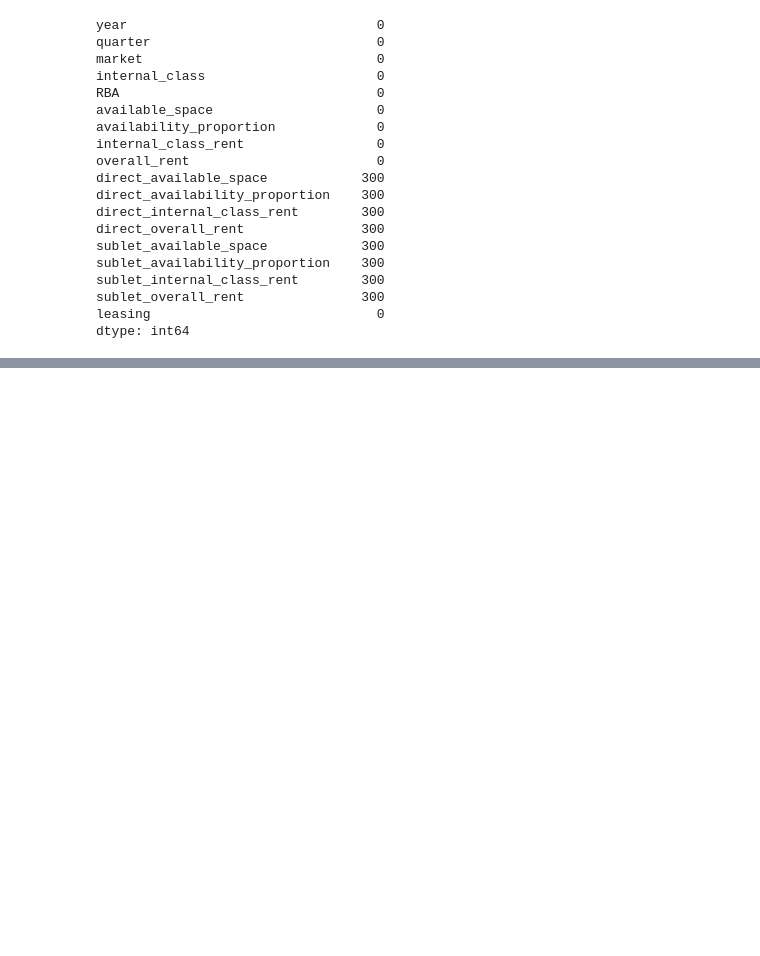
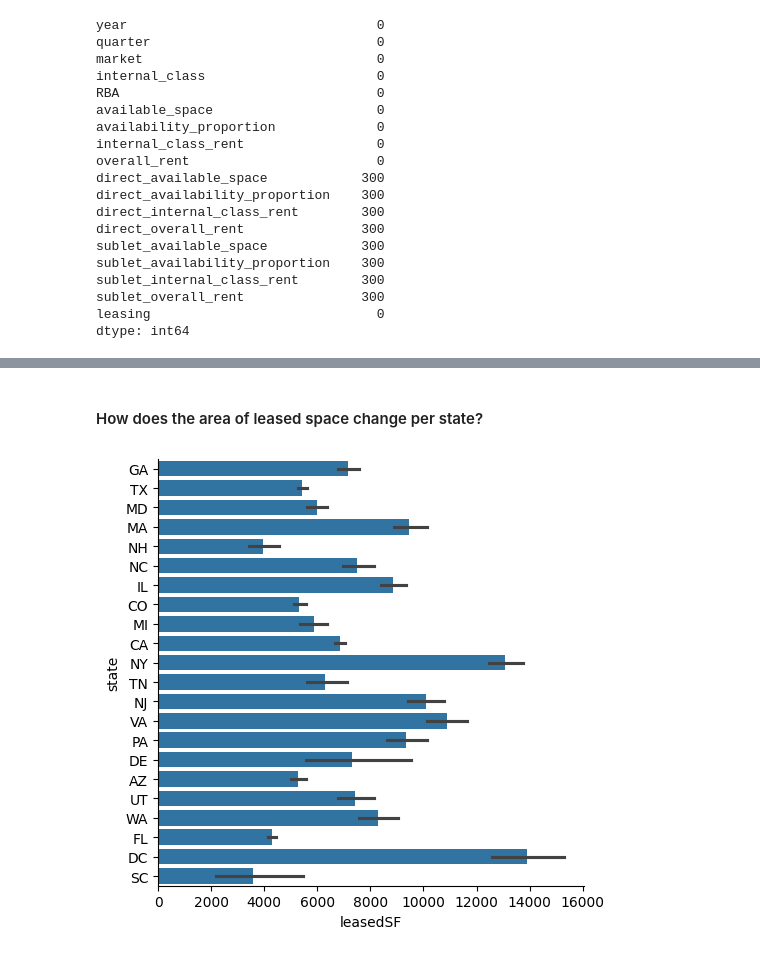
Before and after one commit to cph-datascience/ASA-DataFest-2025, a Jupyter notebook: code/leases-analysis.ipynb, the cells around one changed output, grey strips where cells are left out. Cells and saved outputs as stored; diff of their text form; code cells hidden in the pictures; blank space fills up the shorter version.

```diff
--- a/code/leases-analysis.ipynb
+++ b/code/leases-analysis.ipynb
@@ -228,0 +312,6 @@ prices_nona_df.head(20)
+# %% [markdown]
+#### How does the area of leased space change per state?
+# %%
+sns.catplot(data=leases_no_price_df, x='leasedSF', y='state', kind='bar');
+# %% [output]
+[figure, added]
```
Also changed, not shown: parts of 10 cells of this notebook, 1 other file.
